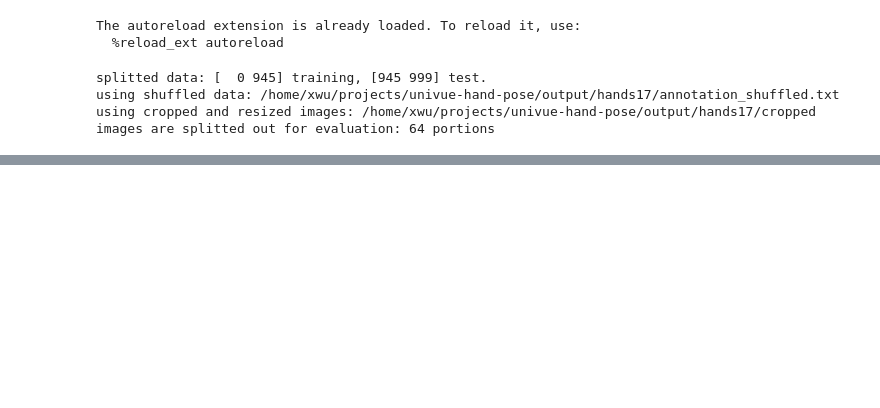
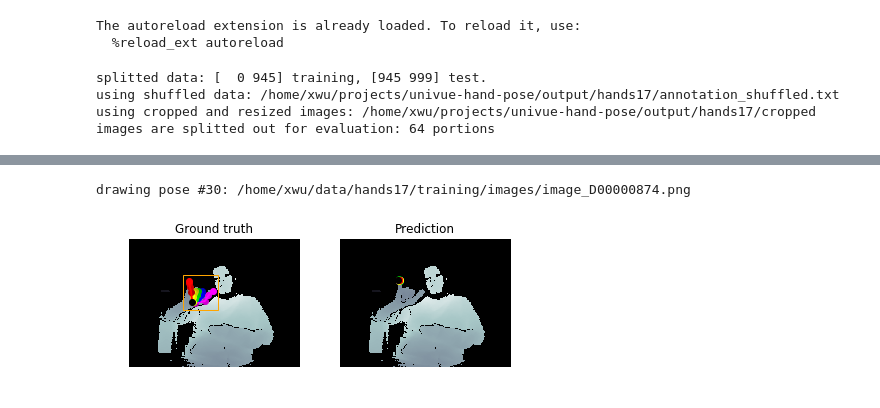
Before and after one commit to xkunwu/depth-hand, a Jupyter notebook: code/train/test_train.ipynb, the cells around one changed output, grey strips where cells are left out. Cells and saved outputs as stored; diff of their text form; code cells hidden in the pictures; blank space fills up the shorter version.

Commit message:
statistics, drawing

```diff
--- a/code/train/test_train.ipynb
+++ b/code/train/test_train.ipynb
@@ -42,0 +19,9 @@ hands17.draw_error_percentage_curve(error_l)
+# %%
+hands17.draw_pred_random(
+    hands17.training_images,
+    hands17.training_annot_evaluation,
+    hands17.training_annot_prediction
+)
+# %% [output]
+drawing pose #30: /home/xwu/data/hands17/training/images/image_D00000874.png
+[figure, added]
```
Also changed, not shown: parts of 5 cells of this notebook, 4 other files.
